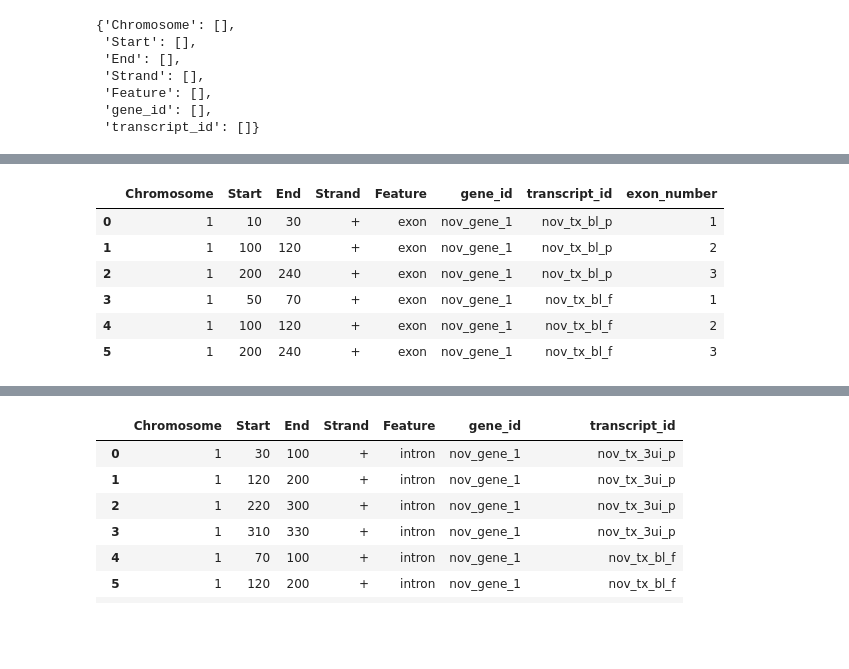
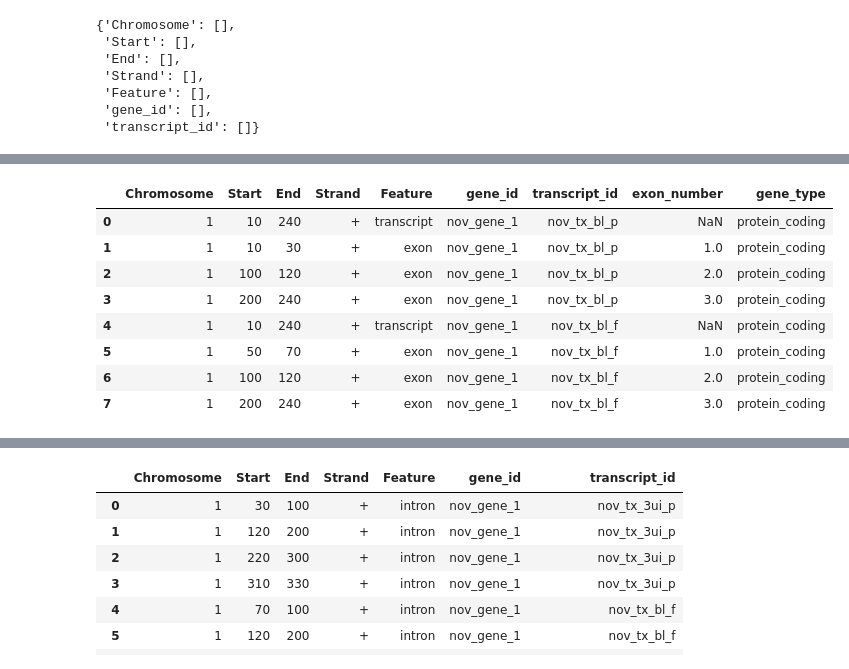
Before and after one commit to frattalab/PAPA, a Jupyter notebook: scripts/stringtie_intron_chain_classification.ipynb, the cells around one changed output, grey strips where cells are left out. Saved outputs shown, nothing was run; the diff lists cells and outputs as text; code cells hidden in the pictures; blank space fills up the shorter version.

```diff
--- a/scripts/stringtie_intron_chain_classification.ipynb
+++ b/scripts/stringtie_intron_chain_classification.ipynb
@@ -115,26 +126,29 @@ pr.from_dict(test_novel_si)
 # %%
 # 3. Internal intron bleedthrough (e.g. SIN3B)
 # For these events to pass, they should match the intron chain of a known transcript up until the penultimate exon
 
-test_novel_bl = {"Chromosome": [1]*6,
-                "Start": [10,100,200] + [50,100,200],
-                "End": [30,120,240] + [70,120,240],
-                "Strand": ["+"]*6,
-                "Feature": ["exon"]*6,
-                "gene_id": ["nov_gene_1"]*6,
-                "transcript_id": ["nov_tx_bl_p"]*3 + ["nov_tx_bl_f"]*3,
-                "exon_number": [1,2,3,1,2,3]
+test_novel_bl = {"Chromosome": [1]*8,
+                "Start": [10,10,100,200] + [10,50,100,200],
+                "End": [240,30,120,240] + [240,70,120,240],
+                "Strand": ["+"]*8,
+                "Feature": ["transcript"] + ["exon"]*3 + ["transcript"] + ["exon"]*3,
+                "gene_id": ["nov_gene_1"]*8,
+                "transcript_id": ["nov_tx_bl_p"]*4 + ["nov_tx_bl_f"]*4,
+                "exon_number": [None,1,2,3,None,1,2,3],
+                 "gene_type": ["protein_coding"] * 8
                }
 
 pr.from_dict(test_novel_bl)
 # %% [output]
-|  | Chromosome | Start | End | Strand | Feature | gene_id | transcript_id | exon_number |
-| 0 | 1 | 10 | 30 | + | exon | nov_gene_1 | nov_tx_bl_p | 1 |
-| 1 | 1 | 100 | 120 | + | exon | nov_gene_1 | nov_tx_bl_p | 2 |
-| 2 | 1 | 200 | 240 | + | exon | nov_gene_1 | nov_tx_bl_p | 3 |
-| 3 | 1 | 50 | 70 | + | exon | nov_gene_1 | nov_tx_bl_f | 1 |
-| 4 | 1 | 100 | 120 | + | exon | nov_gene_1 | nov_tx_bl_f | 2 |
-| 5 | 1 | 200 | 240 | + | exon | nov_gene_1 | nov_tx_bl_f | 3 |
+|  | Chromosome | Start | End | Strand | Feature | gene_id | transcript_id | exon_number | gene_type |
+| 0 | 1 | 10 | 240 | + | transcript | nov_gene_1 | nov_tx_bl_p | NaN | protein_coding |
+| 1 | 1 | 10 | 30 | + | exon | nov_gene_1 | nov_tx_bl_p | 1.0 | protein_coding |
+| 2 | 1 | 100 | 120 | + | exon | nov_gene_1 | nov_tx_bl_p | 2.0 | protein_coding |
+| 3 | 1 | 200 | 240 | + | exon | nov_gene_1 | nov_tx_bl_p | 3.0 | protein_coding |
+| 4 | 1 | 10 | 240 | + | transcript | nov_gene_1 | nov_tx_bl_f | NaN | protein_coding |
+| 5 | 1 | 50 | 70 | + | exon | nov_gene_1 | nov_tx_bl_f | 1.0 | protein_coding |
+| 6 | 1 | 100 | 120 | + | exon | nov_gene_1 | nov_tx_bl_f | 2.0 | protein_coding |
+| 7 | 1 | 200 | 240 | + | exon | nov_gene_1 | nov_tx_bl_f | 3.0 | protein_coding |
 # %%
 # 4. Internal intron with novel internal and terminal exon (e.g.)
 # For these events to pass, they should match the intron chain of a known transcript,
```
Also changed, not shown: parts of 38 cells of this notebook.
